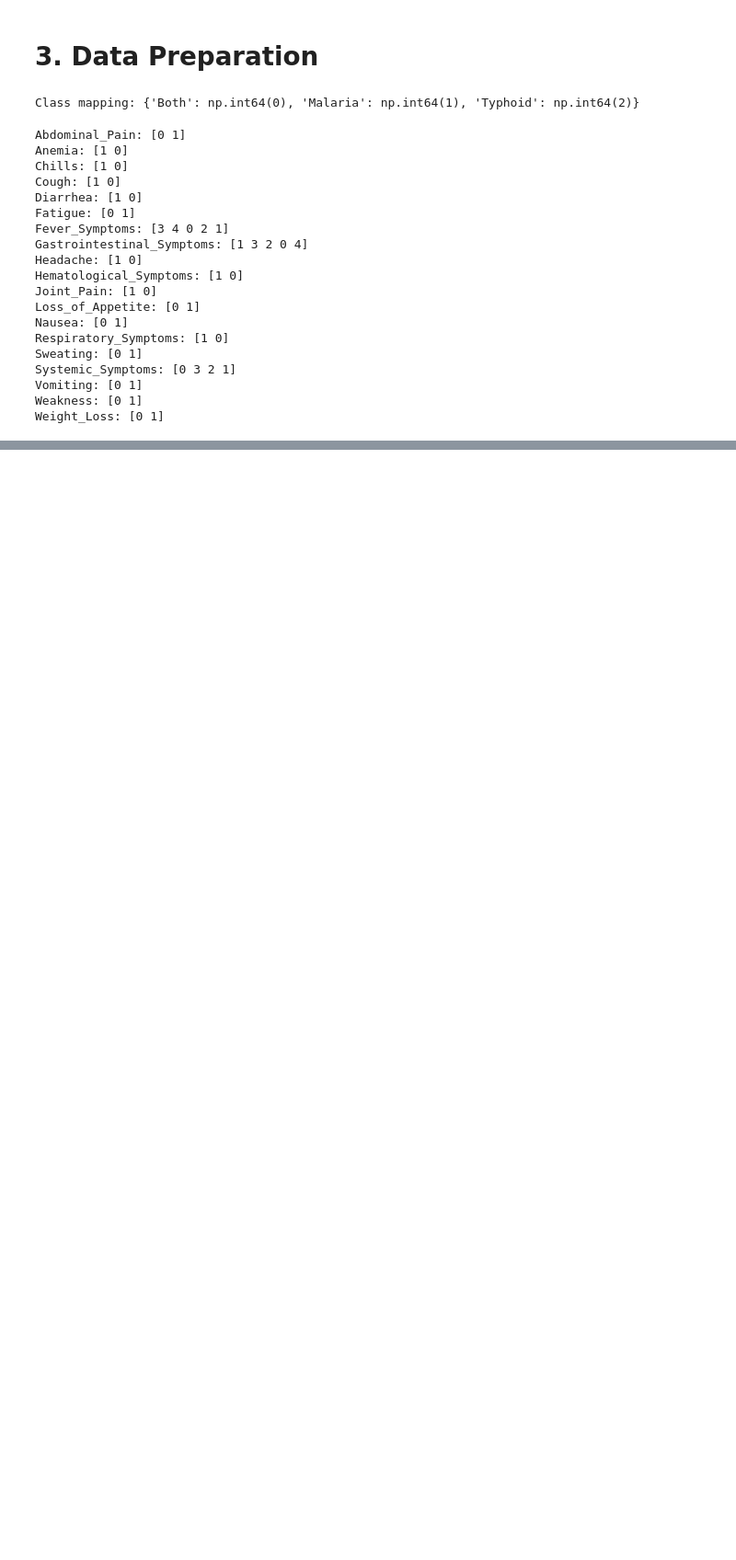
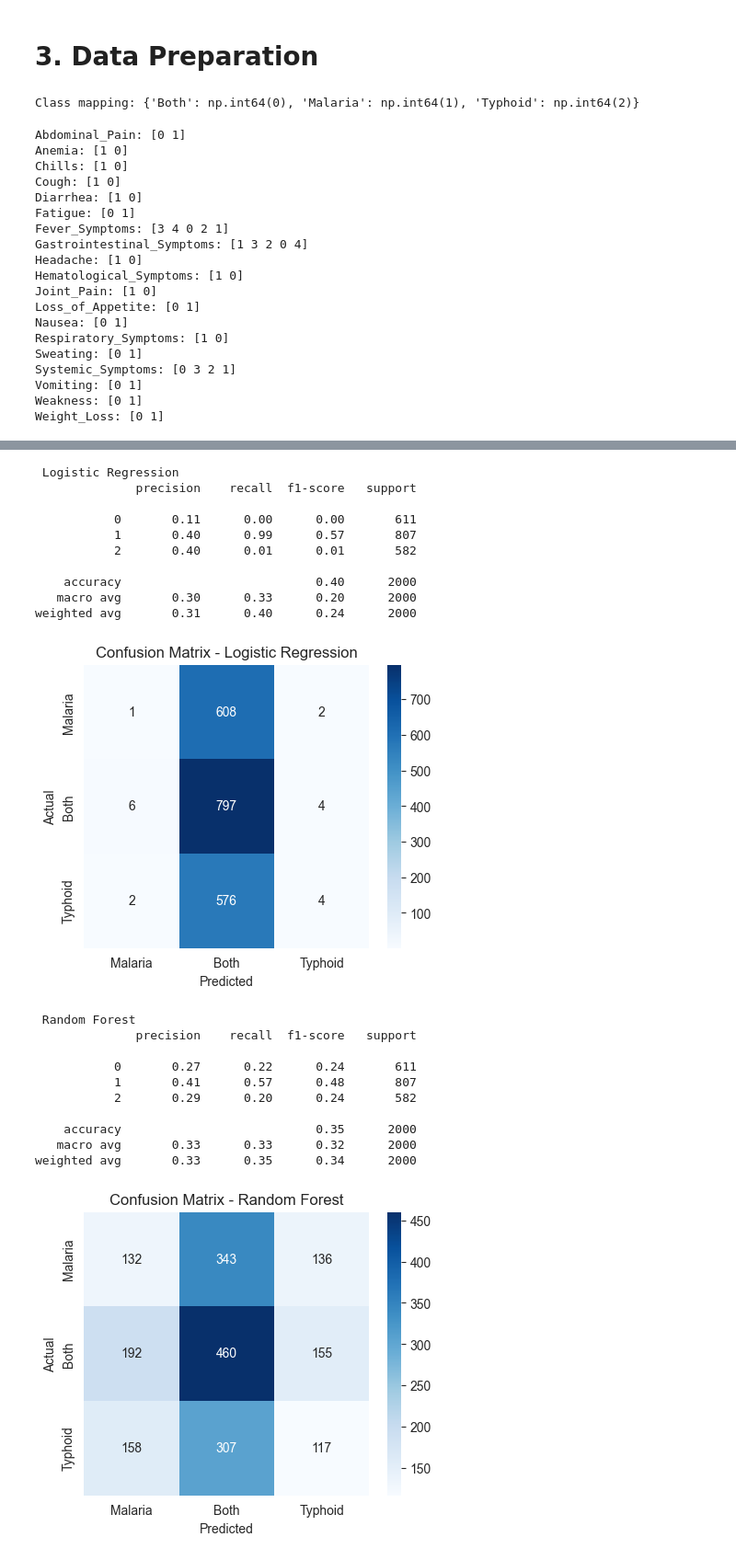
Before and after one commit to edwardopare/Malaria-Typhoid-ML, a Jupyter notebook: modelling/Notebook.ipynb, the cells around one changed output, grey strips where cells are left out. Shown at 92% size. Drawn from its saved outputs; the diff is of its cells as text; code cells hidden in the pictures; blank space fills up the shorter version.

```diff
--- a/modelling/Notebook.ipynb
+++ b/modelling/Notebook.ipynb
@@ -516,0 +622,71 @@ df['Systemic_Symptoms'] = df[['Weakness', 'Fatigue', 'Weight_Loss', 'Joint_Pain'
+# %%
+# Addressing Class Imbalance
+# For Random Forest/Gradient Boosting
+class_weights = class_weight.compute_class_weight(
+    'balanced',
+    classes=np.unique(y_train),
+    y=y_train
+)
+
+# For SVM/Logistic Regression
+model = SVC(class_weight='balanced')
+model = LogisticRegression(class_weight='balanced')
+
+# Oversample minority classes
+smote = SMOTE(random_state=42)
+X_resampled, y_resampled = smote.fit_resample(X_train, y_train)
+
+# Use different cost matrices if misclassification costs vary
+model = SVC(class_weight={0: 2, 1: 1, 2: 2})
+# %%
+# Define models
+models = {
+    "Logistic Regression": LogisticRegression(multi_class="multinomial", max_iter=1000, random_state=42),
+    "Random Forest": RandomForestClassifier(n_estimators=100, random_state=42),
+    "Gradient Boosting": GradientBoostingClassifier(random_state=42),
+    "SVM": SVC(kernel="rbf", probability=True, random_state=42)
+}
+
+results = {}
+
+for name, model in models.items():
+    model.fit(X_train, y_train)
+    y_pred = model.predict(X_test)
+
+    print(f" {name}")
+    print(classification_report(y_test, y_pred))
+
+    # Store results
+    results[name] = classification_report(y_test, y_pred, output_dict=True)
+
+    # Confusion Matrix
+    cm = confusion_matrix(y_test, y_pred)
+    plt.figure(figsize=(5,4))
+    sns.heatmap(cm, annot=True, fmt='d', cmap="Blues", xticklabels=df['Condition'].unique(), yticklabels=df['Condition'].unique())
+    plt.title(f"Confusion Matrix - {name}")
+    plt.xlabel("Predicted")
+    plt.ylabel("Actual")
+    plt.show()
+# %% [output]
+ Logistic Regression
+              precision    recall  f1-score   support
+
+           0       0.11      0.00      0.00       611
+           1       0.40      0.99      0.57       807
+           2       0.40      0.01      0.01       582
+
+    accuracy                           0.40      2000
+   macro avg       0.30      0.33      0.20      2000
+weighted avg       0.31      0.40      0.24      2000
+[figure, added]
+ Random Forest
+              precision    recall  f1-score   support
+
+           0       0.27      0.22      0.24       611
+           1       0.41      0.57      0.48       807
+           2       0.29      0.20      0.24       582
+
+    accuracy                           0.35      2000
+   macro avg       0.33      0.33      0.32      2000
+weighted avg       0.33      0.35      0.34      2000
+[figure, added]
```
Also changed, not shown: parts of 5 cells of this notebook.
